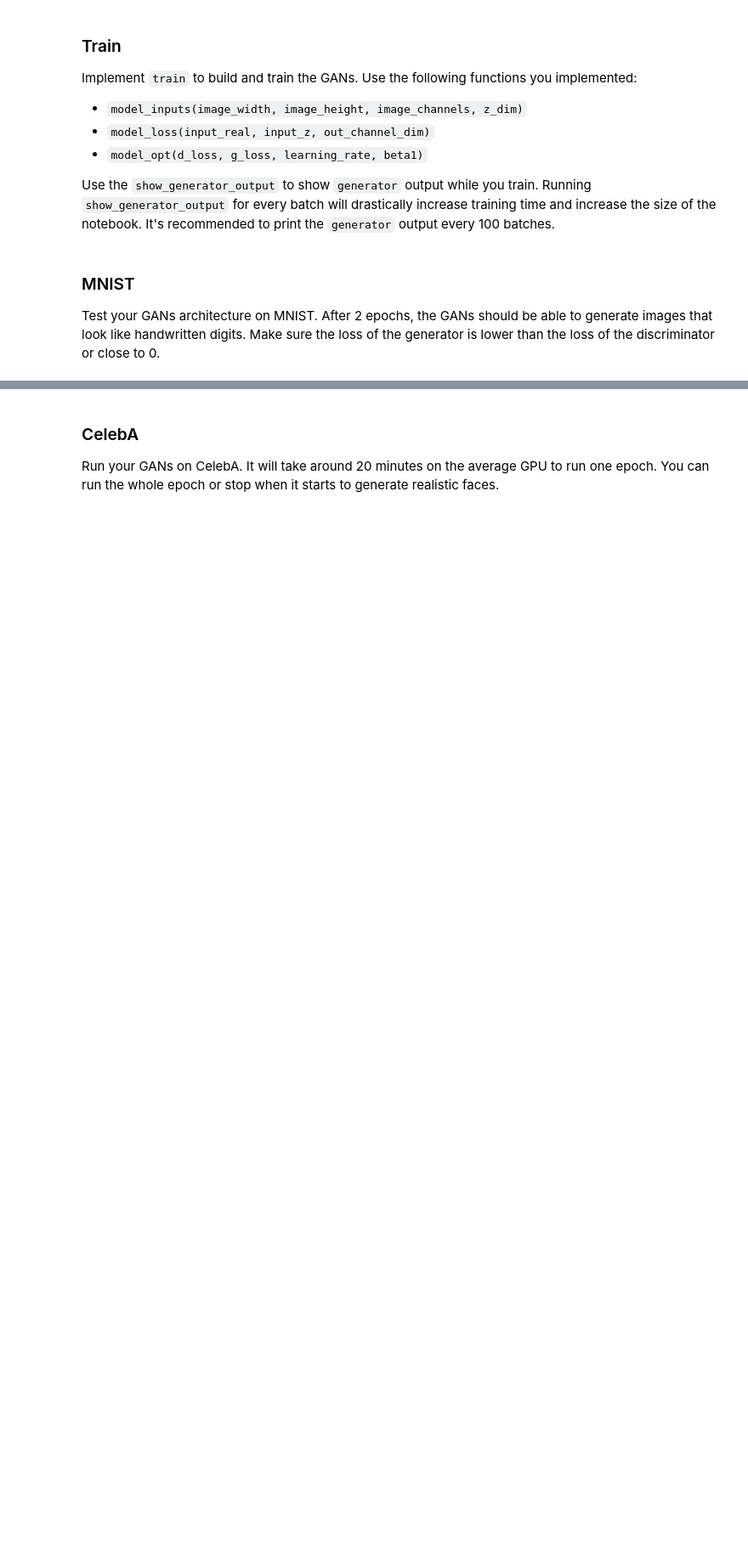
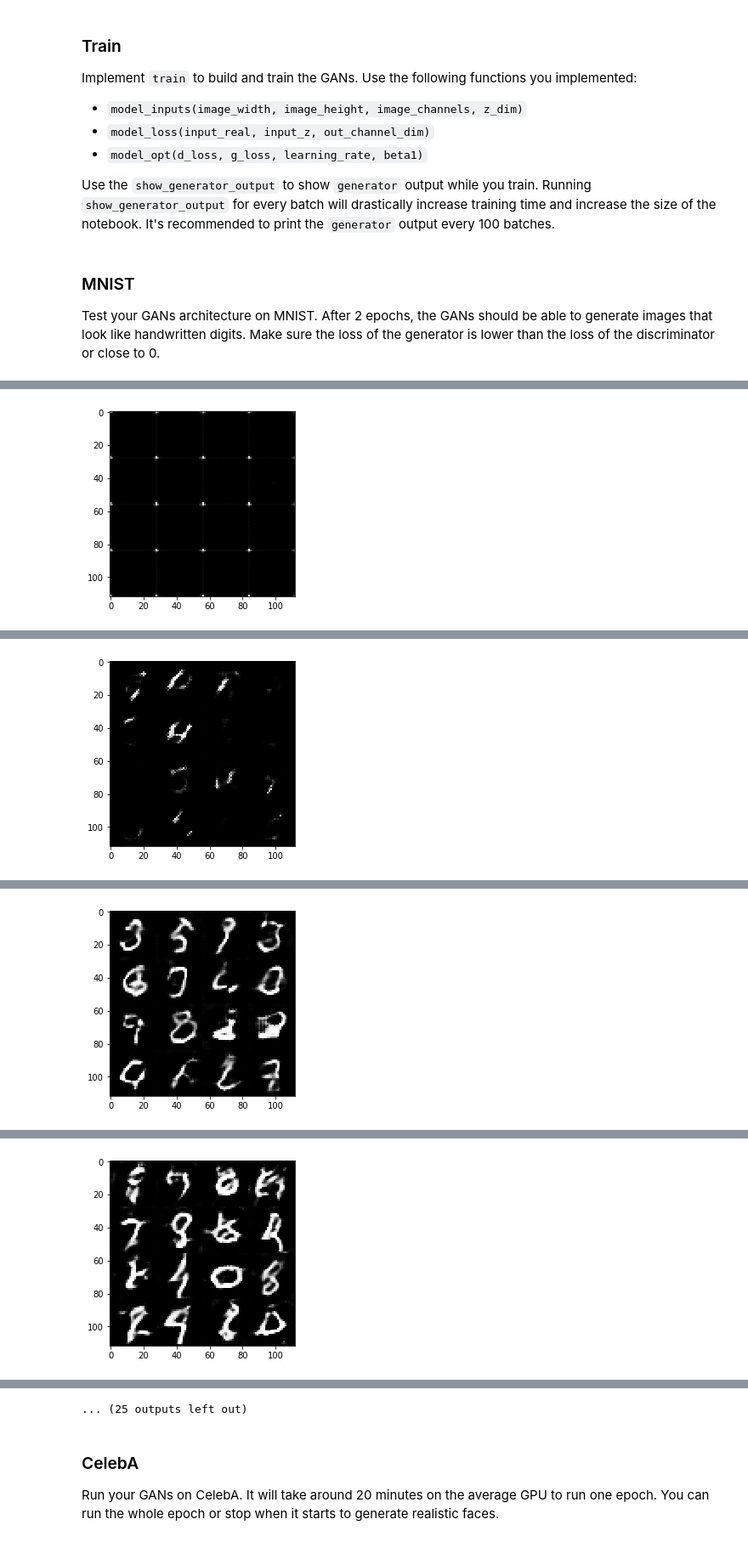
Before and after one commit to samuelmh/deeplearning_nanodegree, a Jupyter notebook: 05/dlnd_face_generation.ipynb, the cells around one changed output, grey strips where cells are left out. Shown at 85% size. Saved outputs shown, nothing was run; the diff lists cells and outputs as text; code cells hidden in the pictures; blank space fills up the shorter version.

```diff
--- a/05/dlnd_face_generation.ipynb
+++ b/05/dlnd_face_generation.ipynb
@@ -142,12 +156,15 @@ def discriminator(images, reuse=False):
         x3 = tf.layers.batch_normalization(x3, training=True)
         relu3 = tf.maximum(alpha*x3, x3)
         # 7x7x256
-        x4 = tf.layers.conv2d(relu3, 512, 3, strides=1, padding="valid")
-        x4 = tf.layers.batch_normalization(x4, training=True)
-        relu4 = tf.maximum(alpha*x4, x4)
+
+        # Discriminator should be simplier than the generator
+        #x4 = tf.layers.conv2d(relu3, 512, 3, strides=1, padding="valid")
+        #x4 = tf.layers.batch_normalization(x4, training=True)
+        #relu4 = tf.maximum(alpha*x4, x4)
         # 5x5x512
+
         # Flatten
-        flat = tf.contrib.layers.flatten(relu4)
+        flat = tf.contrib.layers.flatten(relu3)
         logits = tf.layers.dense(flat, 1)
         out = tf.sigmoid(logits)
         return out, logits
@@ -355,7 +380,7 @@ def train(epoch_count, batch_size, z_dim, learning_rate, beta1, get_batches, dat
 Test your GANs architecture on MNIST.  After 2 epochs, the GANs should be able to generate images that look like handwritten digits.  Make sure the loss of the generator is lower than the loss of the discriminator or close to 0.
 # %%
 batch_size = 64
-z_dim = 250
+z_dim = 100
 learning_rate = 0.0008
 beta1 = 0.3
 
@@ -369,3 +394,4 @@ mnist_dataset = helper.Dataset('mnist', glob(os.path.join(data_dir, 'mnist/*.jpg
 with tf.Graph().as_default():
     train(epochs, batch_size, z_dim, learning_rate, beta1, mnist_dataset.get_batches,
           mnist_dataset.shape, mnist_dataset.image_mode)
+# %% [output]
@@ -371,0 +408 @@ with tf.Graph().as_default():
+[figure, added]
@@ -371,0 +419 @@ with tf.Graph().as_default():
+[figure, added]
@@ -371,0 +430 @@ with tf.Graph().as_default():
+[figure, added]
@@ -371,0 +441 @@ with tf.Graph().as_default():
+[figure, added]
@@ -372,3 +464,4 @@ with tf.Graph().as_default():
+... (25 outputs left out)
 # %% [markdown]
 ### CelebA
 Run your GANs on CelebA.  It will take around 20 minutes on the average GPU to run one epoch.  You can run the whole epoch or stop when it starts to generate realistic faces.
```
Also changed, not shown: parts of 11 cells of this notebook.
